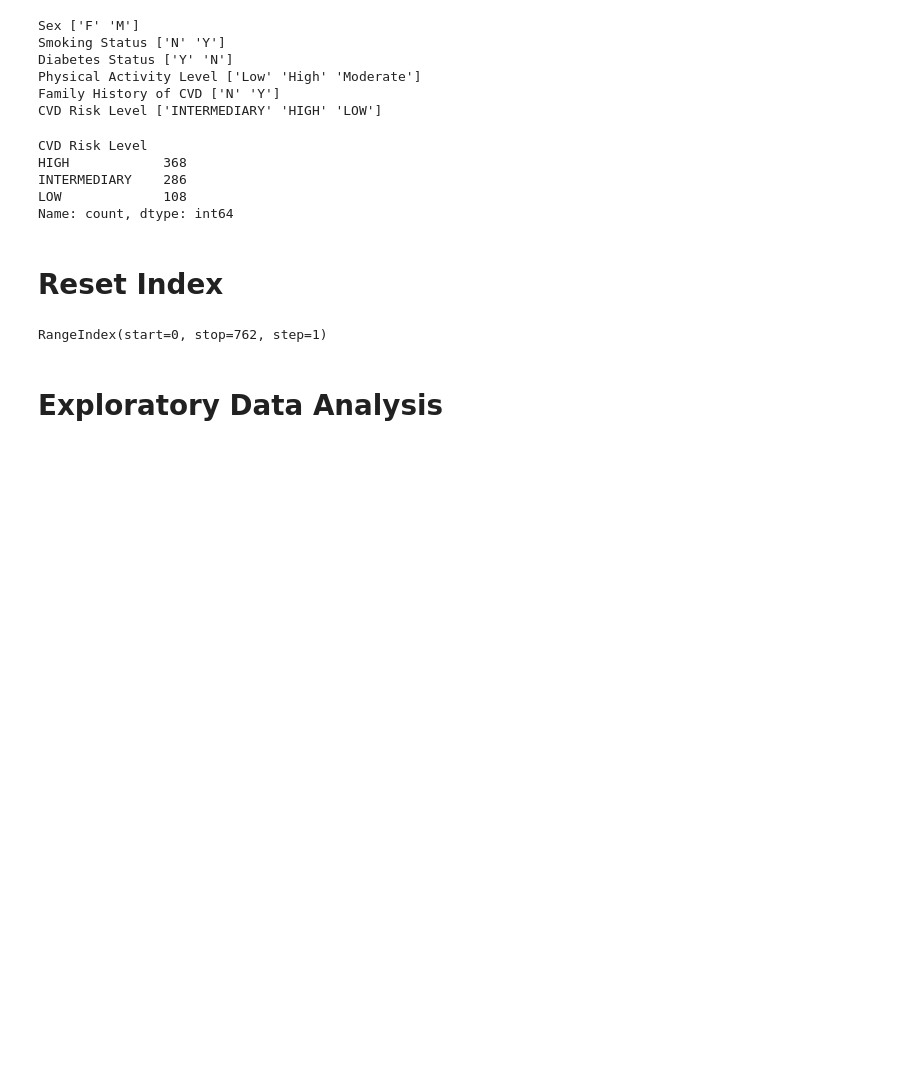
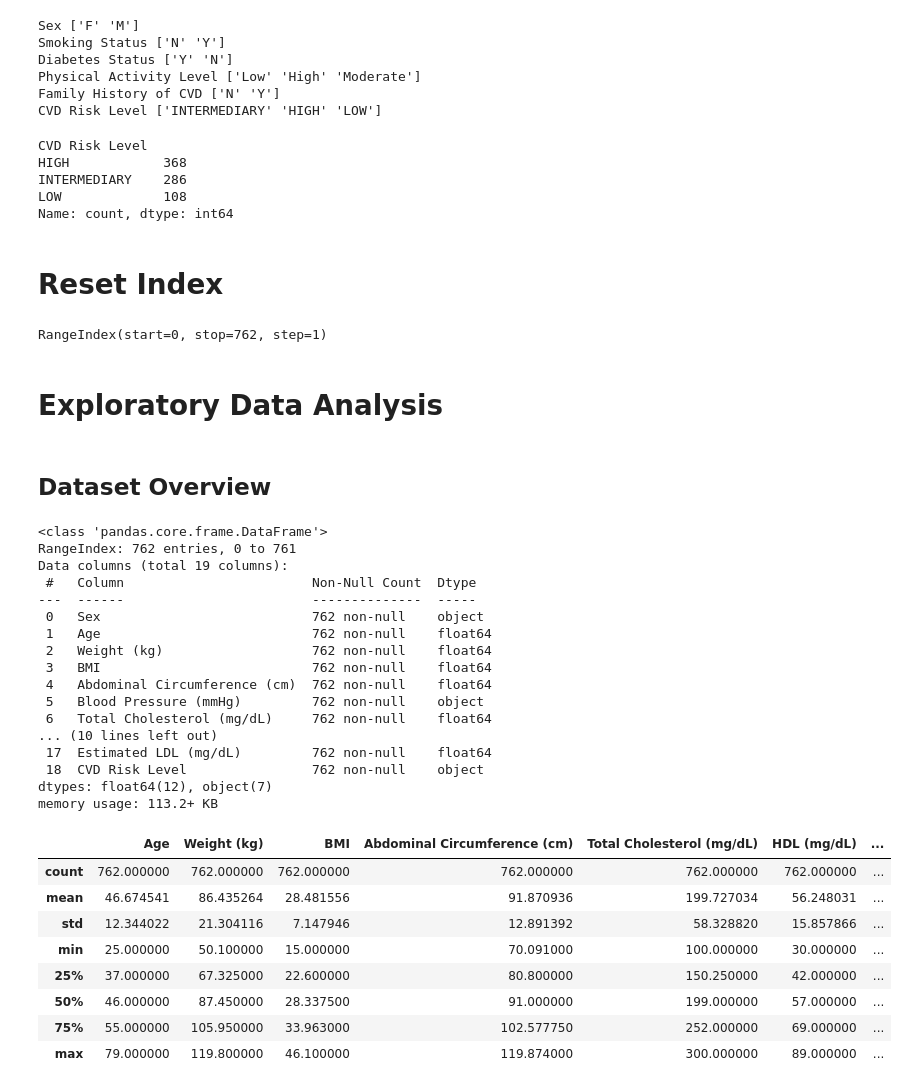
Before and after one commit to shampeyndadi/STINTSY_MCO, a Jupyter notebook: MCO.ipynb, the cells around one changed output. Cells and saved outputs as stored; diff of their text form; code cells hidden in the pictures; blank space fills up the shorter version.

Commit message:
feat: data overview

```diff
--- a/MCO.ipynb
+++ b/MCO.ipynb
@@ -171,3 +171,36 @@ df.index
 RangeIndex(start=0, stop=762, step=1)
 # %% [markdown]
 # Exploratory Data Analysis
+# %% [markdown]
+## Dataset Overview
+# %%
+df.shape
+df.info()
+df.describe()
+# %% [output]
+<class 'pandas.core.frame.DataFrame'>
+RangeIndex: 762 entries, 0 to 761
+Data columns (total 19 columns):
+ #   Column                        Non-Null Count  Dtype
+---  ------                        --------------  -----
+ 0   Sex                           762 non-null    object
+ 1   Age                           762 non-null    float64
+ 2   Weight (kg)                   762 non-null    float64
+ 3   BMI                           762 non-null    float64
+ 4   Abdominal Circumference (cm)  762 non-null    float64
+ 5   Blood Pressure (mmHg)         762 non-null    object
+ 6   Total Cholesterol (mg/dL)     762 non-null    float64
+... (10 lines left out)
+ 17  Estimated LDL (mg/dL)         762 non-null    float64
+ 18  CVD Risk Level                762 non-null    object
+dtypes: float64(12), object(7)
+memory usage: 113.2+ KB
+|  | Age | Weight (kg) | BMI | Abdominal Circumference (cm) | Total Cholesterol (mg/dL) | HDL (mg/dL) | ... |
+| count | 762.000000 | 762.000000 | 762.000000 | 762.000000 | 762.000000 | 762.000000 | ... |
+| mean | 46.674541 | 86.435264 | 28.481556 | 91.870936 | 199.727034 | 56.248031 | ... |
+| std | 12.344022 | 21.304116 | 7.147946 | 12.891392 | 58.328820 | 15.857866 | ... |
+| min | 25.000000 | 50.100000 | 15.000000 | 70.091000 | 100.000000 | 30.000000 | ... |
+| 25% | 37.000000 | 67.325000 | 22.600000 | 80.800000 | 150.250000 | 42.000000 | ... |
+| 50% | 46.000000 | 87.450000 | 28.337500 | 91.000000 | 199.000000 | 57.000000 | ... |
+| 75% | 55.000000 | 105.950000 | 33.963000 | 102.577750 | 252.000000 | 69.000000 | ... |
+| max | 79.000000 | 119.800000 | 46.100000 | 119.874000 | 300.000000 | 89.000000 | ... |
```
Also changed, not shown: parts of 3 cells of this notebook.
